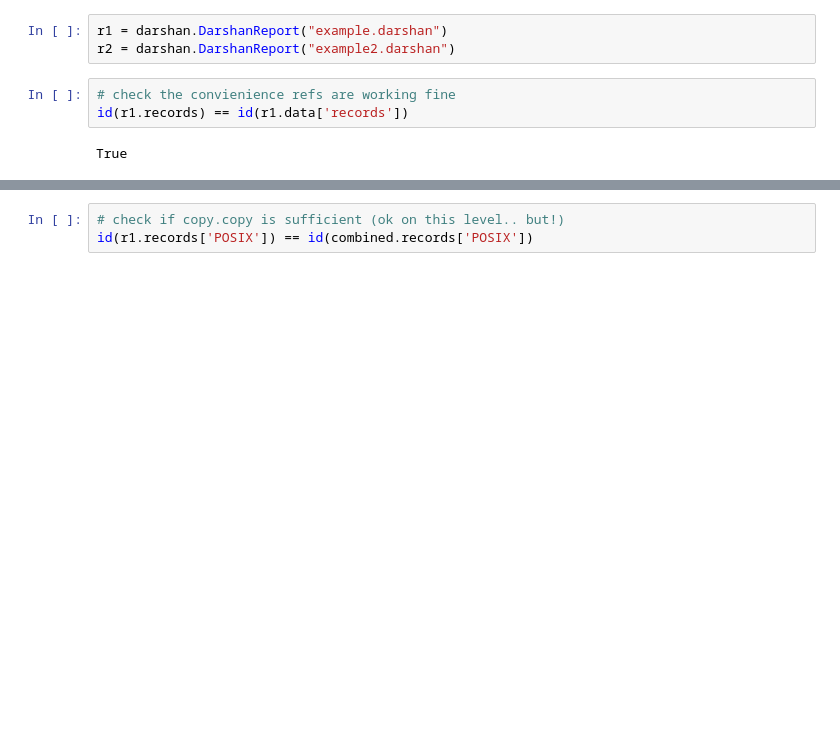
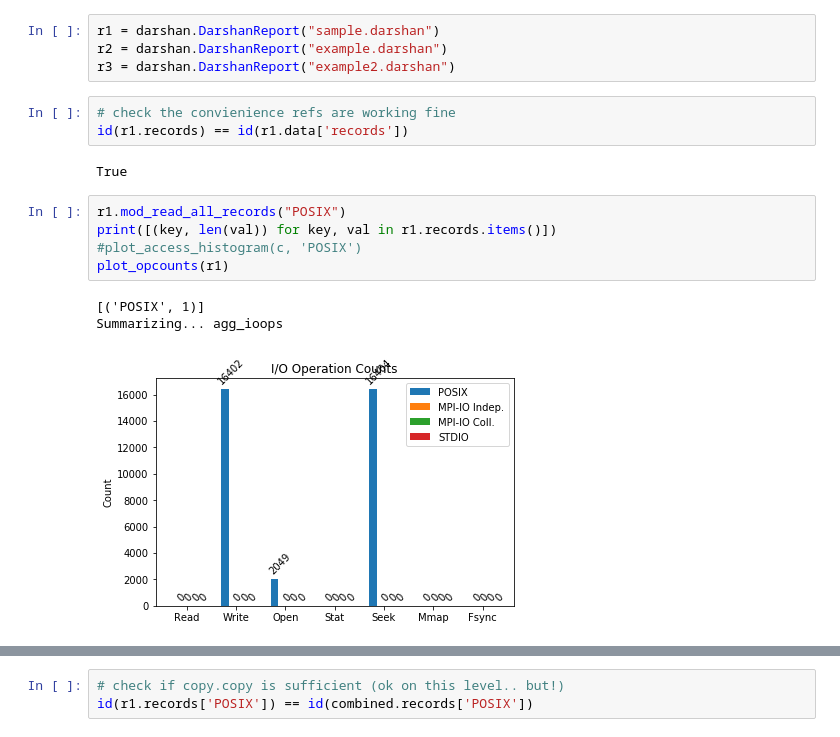
Before and after one commit to darshan-hpc/darshan, a Jupyter notebook: darshan-util/pydarshan/examples/03_darshan-report-algebra.ipynb, the cells around one changed output, grey strips where cells are left out. Cells and saved outputs as stored; diff of their text form; blank space fills up the shorter version.

```diff
--- a/darshan-util/pydarshan/examples/03_darshan-report-algebra.ipynb
+++ b/darshan-util/pydarshan/examples/03_darshan-report-algebra.ipynb
@@ -8,10 +13,20 @@ By overloading the addition operator, reports can be easily merge for a variety
 
 Some choices to make though
 # %%
-r1 = darshan.DarshanReport("example.darshan")
-r2 = darshan.DarshanReport("example2.darshan")
+r1 = darshan.DarshanReport("sample.darshan")
+r2 = darshan.DarshanReport("example.darshan")
+r3 = darshan.DarshanReport("example2.darshan")
 # %%
 # check the convienience refs are working fine
 id(r1.records) == id(r1.data['records'])
 # %% [output]
 True
+# %%
+r1.mod_read_all_records("POSIX")
+print([(key, len(val)) for key, val in r1.records.items()])
+#plot_access_histogram(c, 'POSIX')
+plot_opcounts(r1)
+# %% [output]
+[('POSIX', 1)]
+Summarizing... agg_ioops
+[figure, added]
```
Also changed, not shown: parts of 25 cells of this notebook, 5 other files.
